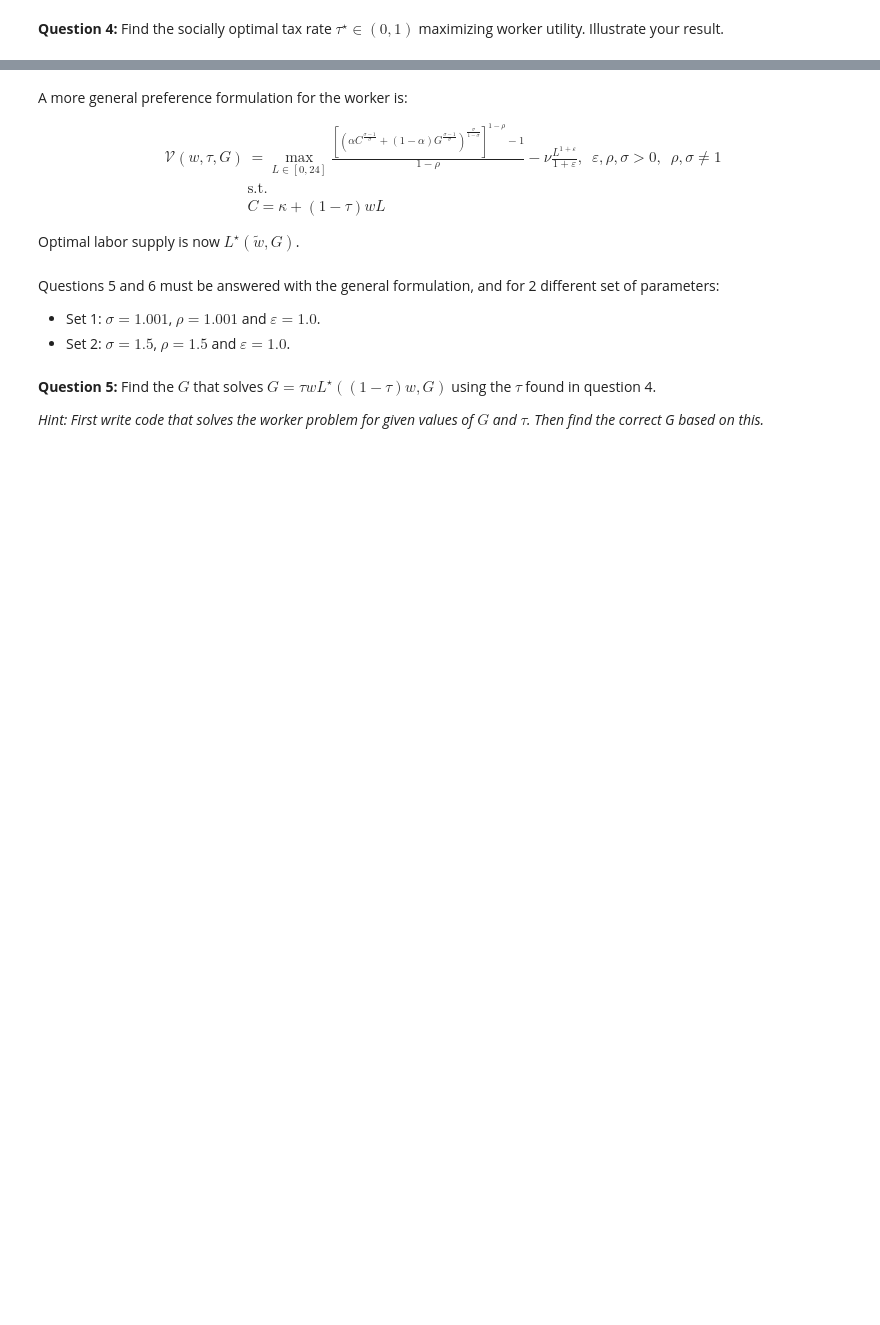
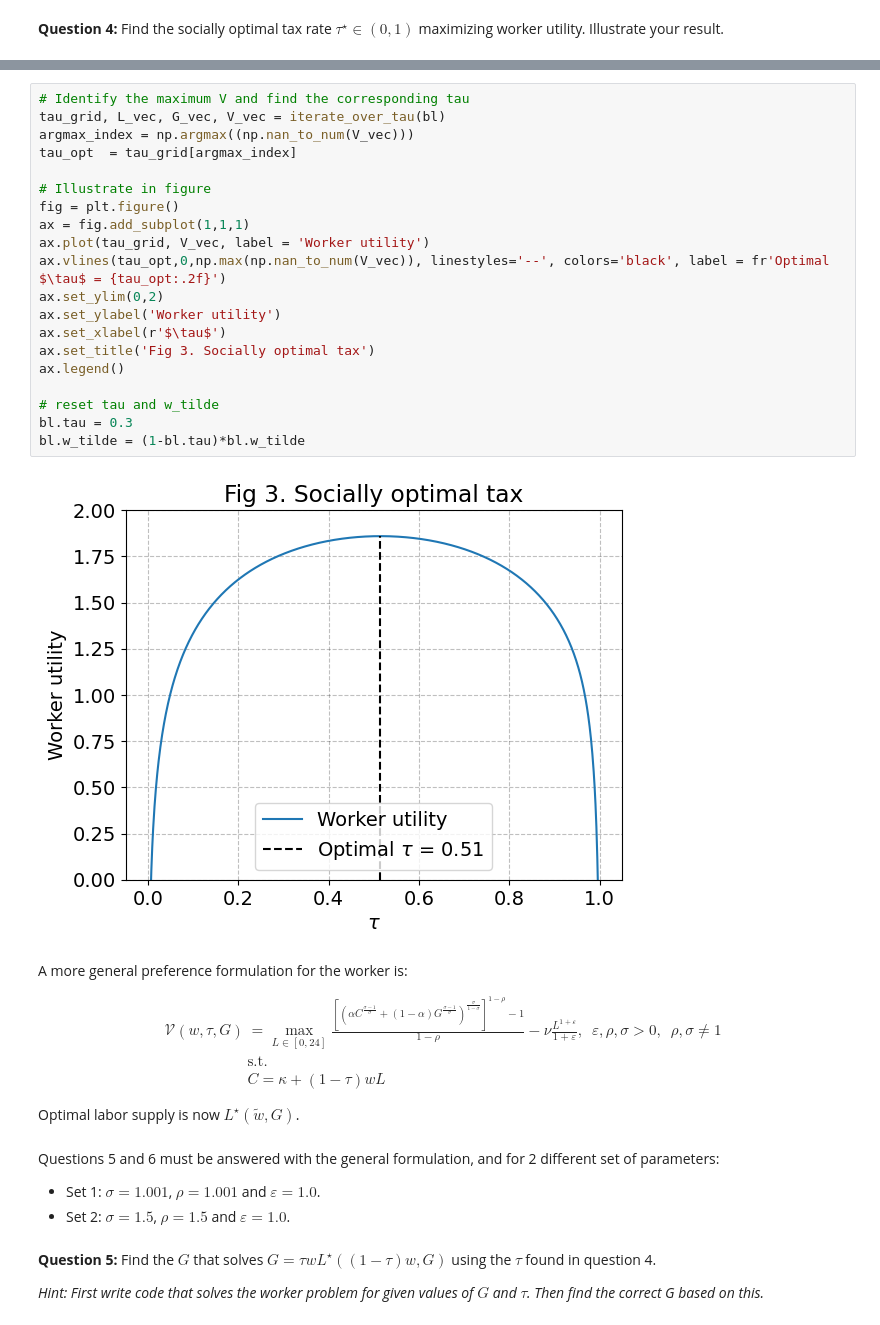
Before and after one commit to NumEconCopenhagen/projects-2023-scb, a Jupyter notebook: examproject/Exam-2023-notebook.ipynb, the cells around one changed output, grey strips where cells are left out. Drawn from its saved outputs; the diff is of its cells as text; blank space fills up the shorter version.

```diff
--- a/examproject/Exam-2023-notebook.ipynb
+++ b/examproject/Exam-2023-notebook.ipynb
@@ -86,3 +208,25 @@ $$
+# %%
+# Identify the maximum V and find the corresponding tau
+tau_grid, L_vec, G_vec, V_vec = iterate_over_tau(bl)
+argmax_index = np.argmax((np.nan_to_num(V_vec)))
+tau_opt  = tau_grid[argmax_index]
+
+# Illustrate in figure
+fig = plt.figure()
+ax = fig.add_subplot(1,1,1)
+ax.plot(tau_grid, V_vec, label = 'Worker utility')
+ax.vlines(tau_opt,0,np.max(np.nan_to_num(V_vec)), linestyles='--', colors='black', label = fr'Optimal $\tau$ = {tau_opt:.2f}')
+ax.set_ylim(0,2)
+ax.set_ylabel('Worker utility')
+ax.set_xlabel(r'$\tau$')
+ax.set_title('Fig 3. Socially optimal tax')
+ax.legend()
+
+# reset tau and w_tilde
+bl.tau = 0.3
+bl.w_tilde = (1-bl.tau)*bl.w_tilde
+# %% [output]
+[figure, added]
 # %% [markdown]
 A more general preference formulation for the worker is:
 
```
Also changed, not shown: parts of 25 cells of this notebook, 1 other file.
